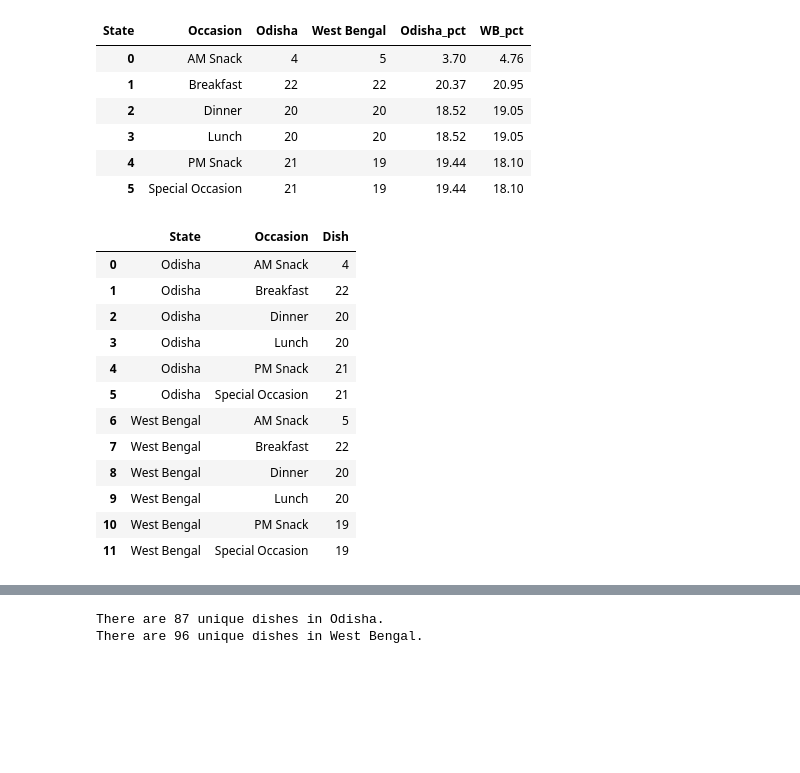
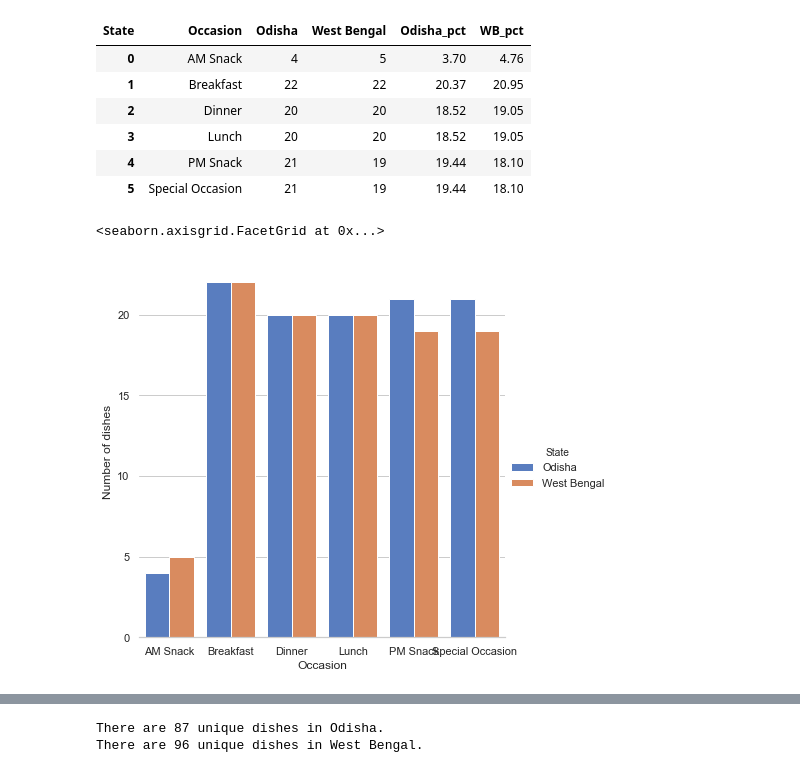
Before and after one commit to rochiecuevas/FoodChoice, a Jupyter notebook: Expert_Elicitation.ipynb, the cells around one changed output, grey strips where cells are left out. Cells and saved outputs as stored; diff of their text form; code cells hidden in the pictures; blank space fills up the shorter version.

```diff
--- a/Expert_Elicitation.ipynb
+++ b/Expert_Elicitation.ipynb
@@ -121,21 +121,14 @@ df_dishcount2
 | 3 | Lunch | 20 | 20 | 18.52 | 19.05 |
 | 4 | PM Snack | 21 | 19 | 19.44 | 18.10 |
 | 5 | Special Occasion | 21 | 19 | 19.44 | 18.10 |
-# %%
-# Graph to compare number of dishes between Odisha and West Bengal
-pos = list(range(len(df_dishcount2["Occaison"])))
-width = 0.25
-# %% [output]
-|  | State | Occasion | Dish |
-| 0 | Odisha | AM Snack | 4 |
-| 1 | Odisha | Breakfast | 22 |
-| 2 | Odisha | Dinner | 20 |
-| 3 | Odisha | Lunch | 20 |
-| 4 | Odisha | PM Snack | 21 |
-| 5 | Odisha | Special Occasion | 21 |
-| 6 | West Bengal | AM Snack | 5 |
-| 7 | West Bengal | Breakfast | 22 |
-| 8 | West Bengal | Dinner | 20 |
-| 9 | West Bengal | Lunch | 20 |
-| 10 | West Bengal | PM Snack | 19 |
-| 11 | West Bengal | Special Occasion | 19 |
+# %%
+# Graph to compare number of dishes between Odisha and West Bengal (raw data)
+sns.set(style = "whitegrid")
+
+g = sns.catplot(x = "Occasion", y = "Dish", hue = "State", data = df_dishcount,
+                height = 6, kind = "bar", palette = "muted")
+g.despine(left = True)
+g.set_ylabels("Number of dishes")
+# %% [output]
+<seaborn.axisgrid.FacetGrid at 0x...>
+[figure, added]
```
Also changed, not shown: parts of 8 cells of this notebook.
